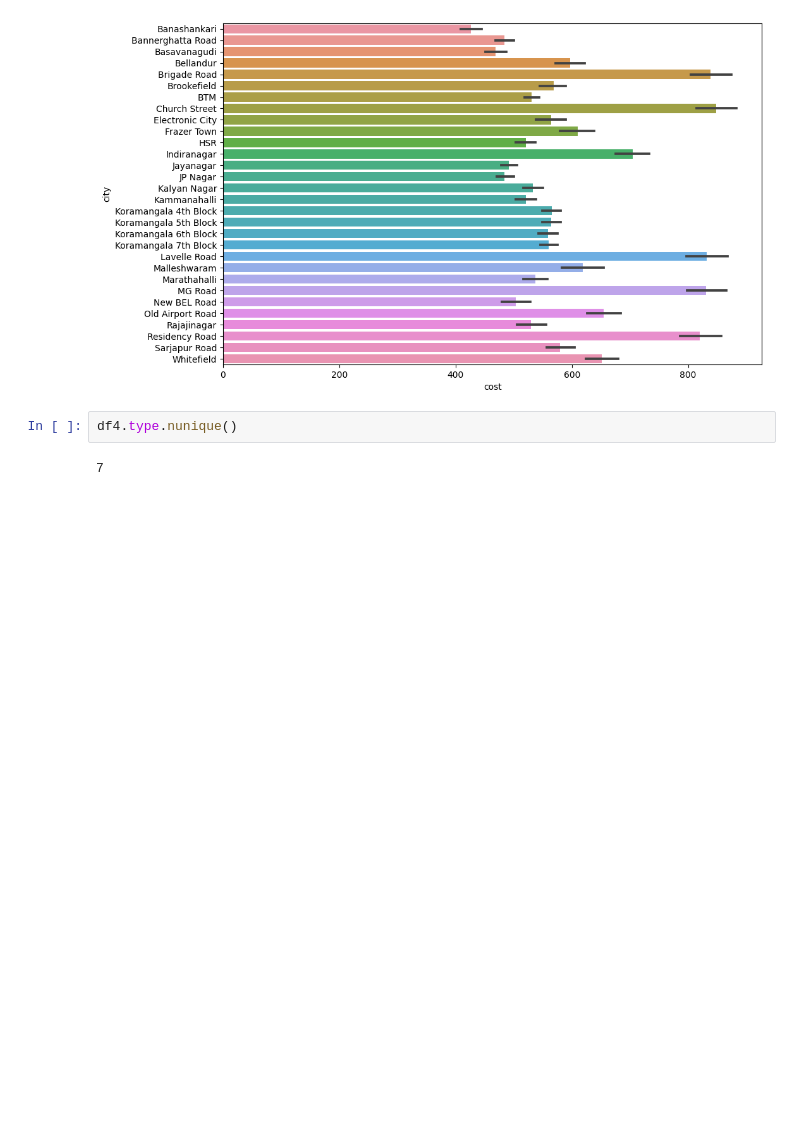
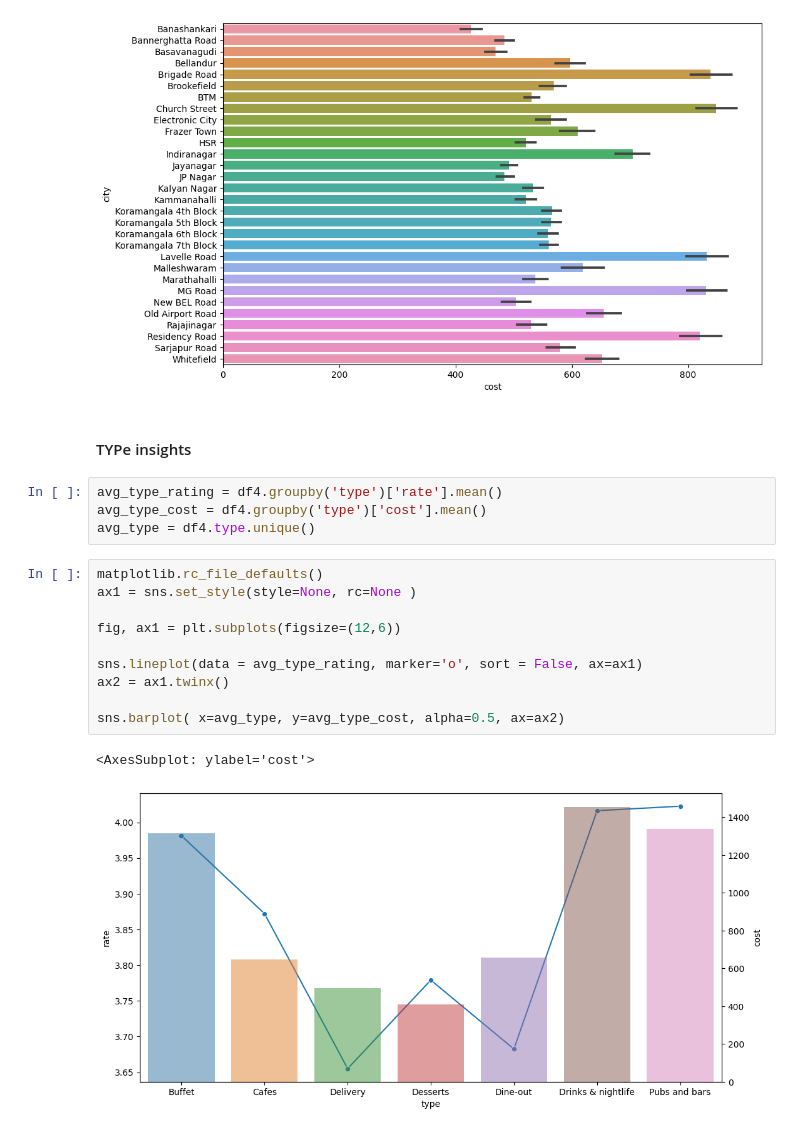
Before and after one commit to remre/datavisu, a Jupyter notebook: sample.ipynb, the cells around one changed output. Cells and saved outputs as stored; diff of their text form; blank space fills up the shorter version.

Commit message:
type bar created

```diff
--- a/sample.ipynb
+++ b/sample.ipynb
@@ -707,7 +736,22 @@ sns.barplot(df4,x='cost',y='city',orient="h")
 # %% [output]
 <AxesSubplot: xlabel='cost', ylabel='city'>
 [figure]
-# %%
-df4.type.nunique()
-# %% [output]
-7
+# %% [markdown]
+#### TYPe insights
+# %%
+avg_type_rating = df4.groupby('type')['rate'].mean()
+avg_type_cost = df4.groupby('type')['cost'].mean()
+avg_type = df4.type.unique()
+# %%
+matplotlib.rc_file_defaults()
+ax1 = sns.set_style(style=None, rc=None )
+
+fig, ax1 = plt.subplots(figsize=(12,6))
+
+sns.lineplot(data = avg_type_rating, marker='o', sort = False, ax=ax1)
+ax2 = ax1.twinx()
+
+sns.barplot( x=avg_type, y=avg_type_cost, alpha=0.5, ax=ax2)
+# %% [output]
+<AxesSubplot: ylabel='cost'>
+[figure, added]
```
Also changed, not shown: parts of 6 cells of this notebook.
